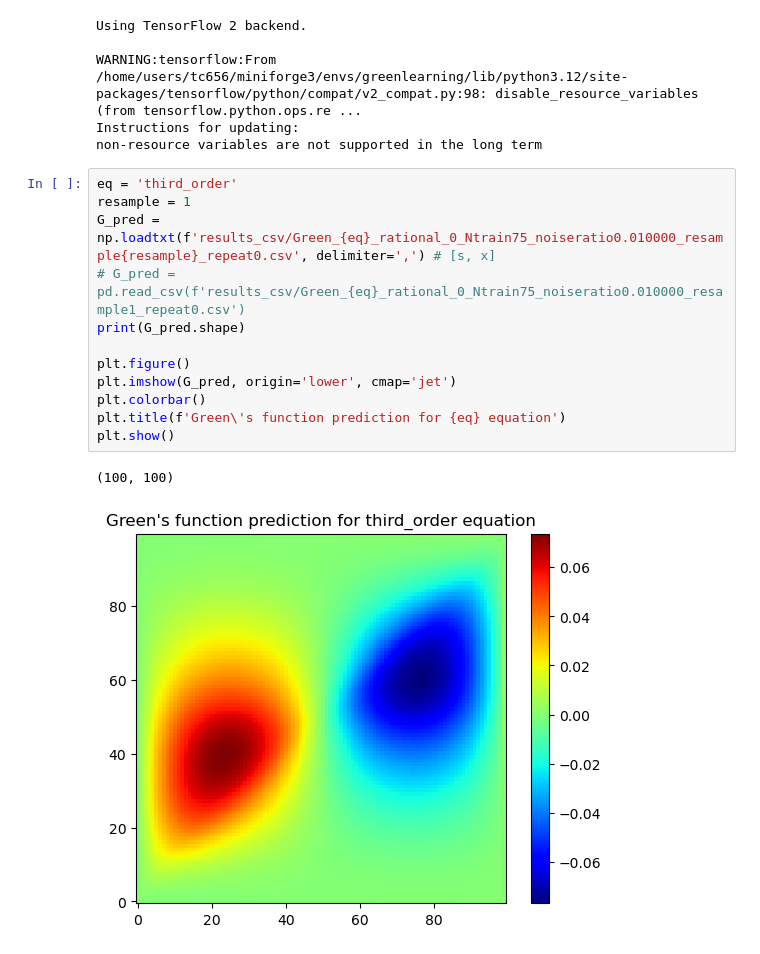
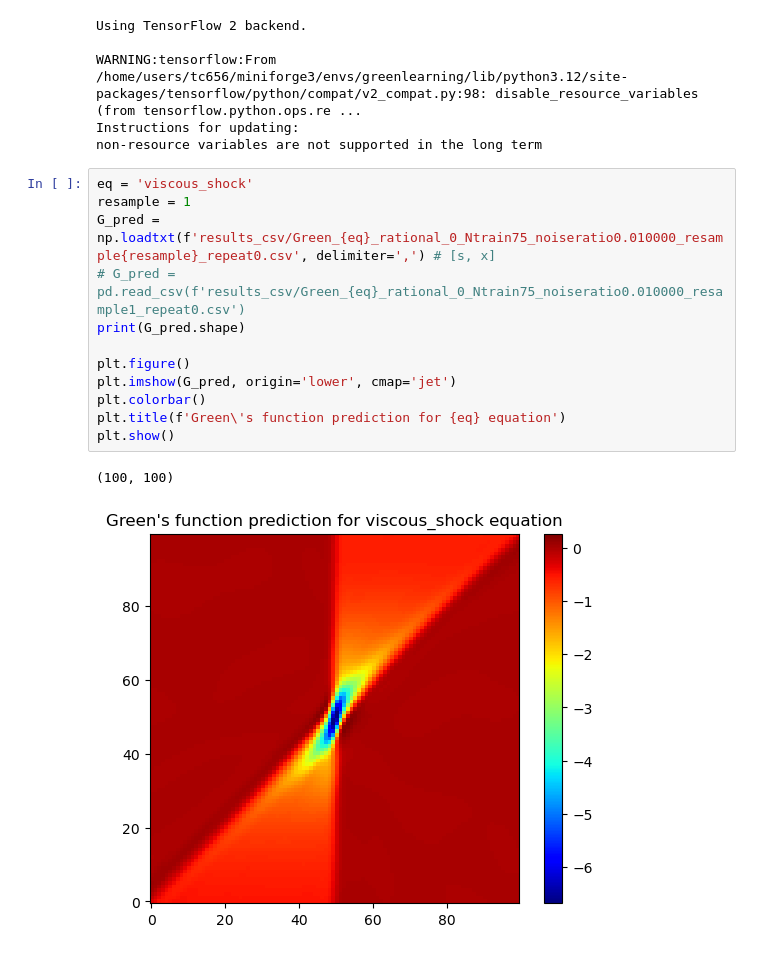
Before and after one commit to tomcjackc/greenlearning_for_GPGreen, a Jupyter notebook: single_prediction.ipynb, the cells around one changed output. Saved outputs shown, nothing was run; the diff lists cells and outputs as text.

```diff
--- a/single_prediction.ipynb
+++ b/single_prediction.ipynb
@@ -13,20 +13,20 @@ WARNING:tensorflow:From /home/users/tc656/miniforge3/envs/greenlearning/lib/pyth
 Instructions for updating:
 non-resource variables are not supported in the long term
 # %%
-eq = 'third_order'
+eq = 'viscous_shock'
 resample = 1
 G_pred = np.loadtxt(f'results_csv/Green_{eq}_rational_0_Ntrain75_noiseratio0.010000_resample{resample}_repeat0.csv', delimiter=',') # [s, x]
 # G_pred = pd.read_csv(f'results_csv/Green_{eq}_rational_0_Ntrain75_noiseratio0.010000_resample1_repeat0.csv')
 print(G_pred.shape)
 
 plt.figure()
 plt.imshow(G_pred, origin='lower', cmap='jet')
 plt.colorbar()
 plt.title(f'Green\'s function prediction for {eq} equation')
 plt.show()
 # %% [output]
 (100, 100)
-[figure, old version]
+[figure, new version]
 # %%
 def relative_L2_error(y_true, y_pred, eps=1e-12):
     """
```
Also changed, not shown: parts of 1 cell of this notebook, 28 other files.
